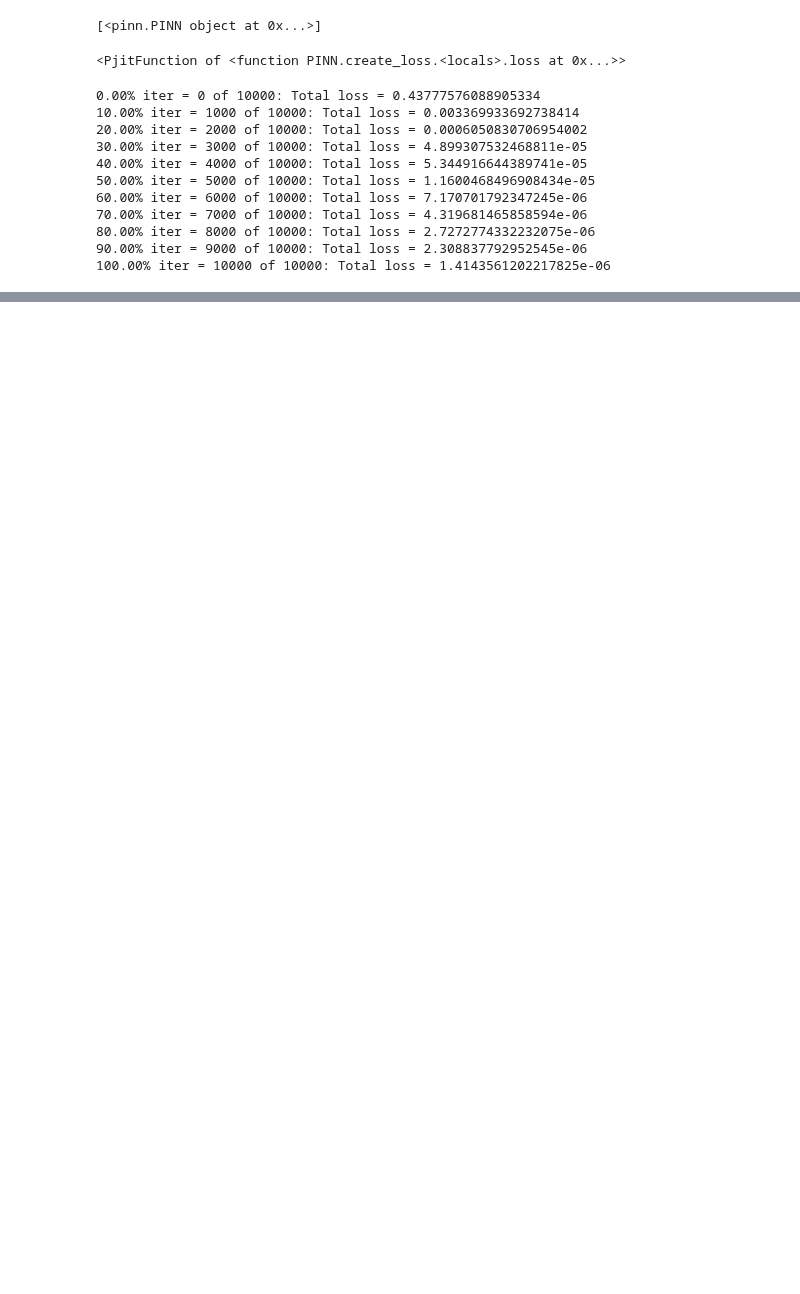
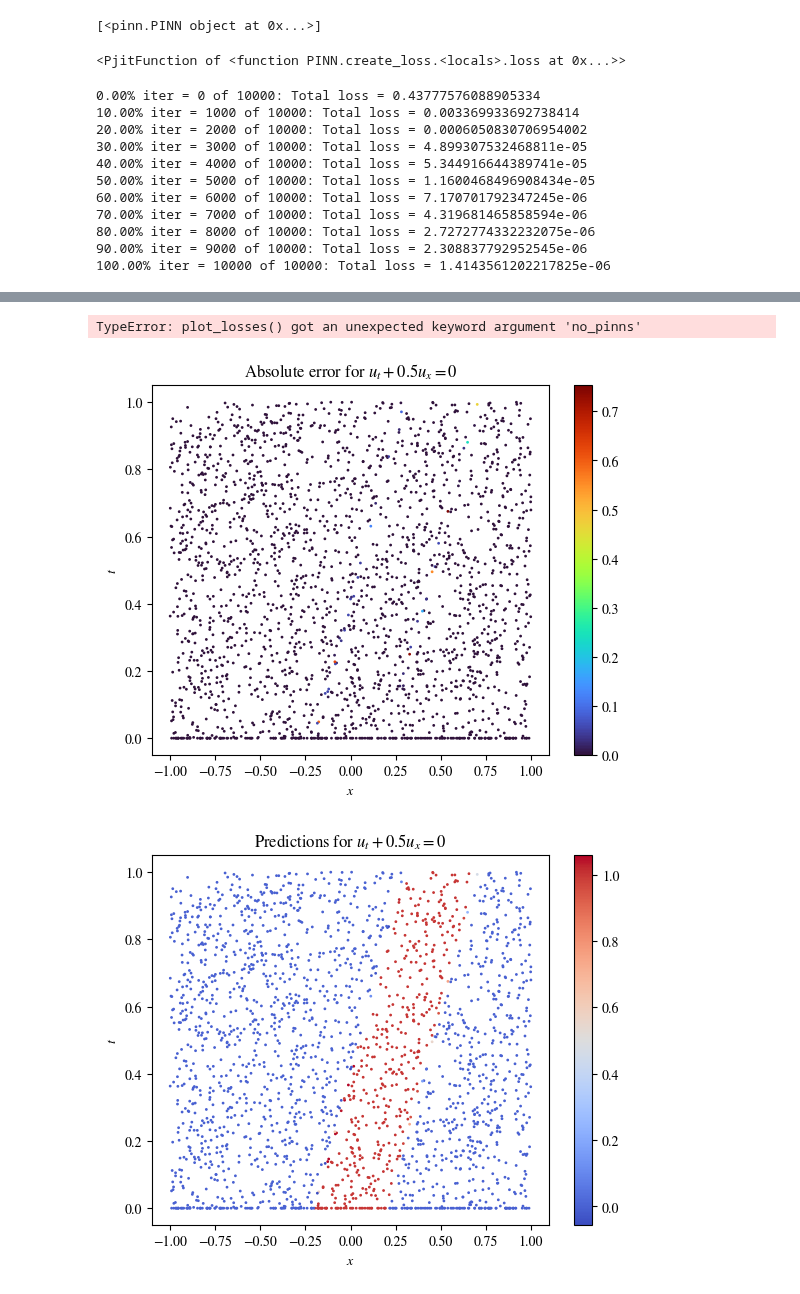
Before and after one commit to augustfe/FYS5429, a Jupyter notebook: Project1XPINNs/src/advection/single_pinn_advection.ipynb, the cells around one changed output, grey strips where cells are left out. Drawn from its saved outputs; the diff is of its cells as text; code cells hidden in the pictures; blank space fills up the shorter version.

```diff
--- a/Project1XPINNs/src/advection/single_pinn_advection.ipynb
+++ b/Project1XPINNs/src/advection/single_pinn_advection.ipynb
@@ -11,6 +11,8 @@ import numpy as onp
 from utils import data_path
 
 file_test_simple = data_path / "test_advection_simple.json"
+save_path = data_path.parent / "figures/advection"
+save_path.mkdir(exist_ok=True, parents=True)
 single_pinn = XPINN(file_test_simple, np.tanh)
 # %%
 %matplotlib inline
@@ -124,0 +127,15 @@ plt.colorbar()
+# %%
+from plotutils import plot_losses, compare_analytical_advection
+plot_losses(simple_losses, n_iter=n_iter, no_pinns=1)
+# %% [output]
+TypeError: plot_losses() got an unexpected keyword argument 'no_pinns'
+# %%
+from plotutils import compare_analytical_advection
+
+
+
+compare_analytical_advection(
+    single_pinn, file_test_simple, save_path, alpha=0.5)
+# %% [output]
+[figure, added]
+[figure, added]
```
Also changed, not shown: parts of 2 cells of this notebook, 28 other files.
